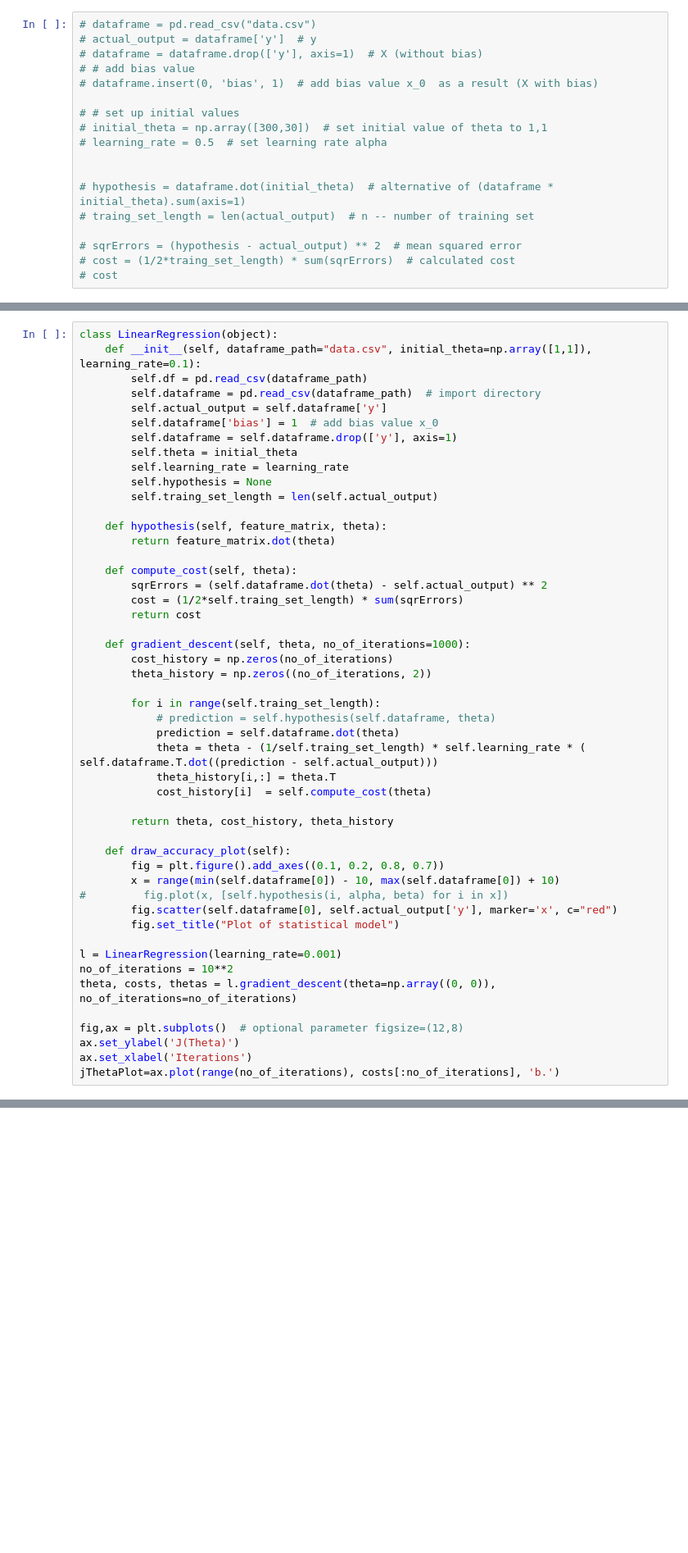
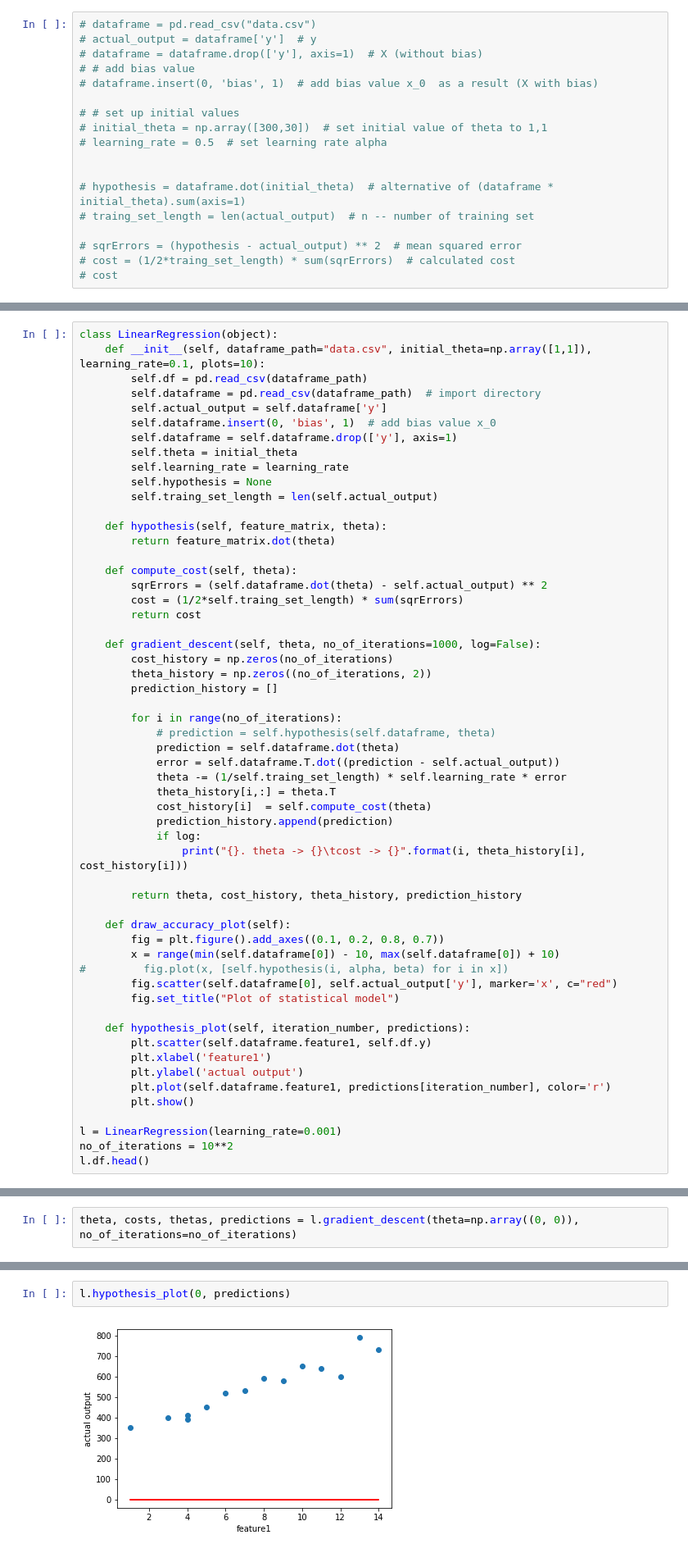
Before and after one commit to gahan9/ML_lab, a Jupyter notebook: practical1/src/linear_regression.ipynb, the cells around one changed output, grey strips where cells are left out. Shown at 82% size. Saved outputs shown, nothing was run; the diff lists cells and outputs as text; blank space fills up the shorter version.

```diff
--- a/practical1/src/linear_regression.ipynb
+++ b/practical1/src/linear_regression.ipynb
@@ -78,10 +93,10 @@ s.draw_accuracy_plot()
 # %%
 class LinearRegression(object):
-    def __init__(self, dataframe_path="data.csv", initial_theta=np.array([1,1]), learning_rate=0.1):
+    def __init__(self, dataframe_path="data.csv", initial_theta=np.array([1,1]), learning_rate=0.1, plots=10):
         self.df = pd.read_csv(dataframe_path)
         self.dataframe = pd.read_csv(dataframe_path)  # import directory
         self.actual_output = self.dataframe['y']
-        self.dataframe['bias'] = 1  # add bias value x_0
+        self.dataframe.insert(0, 'bias', 1)  # add bias value x_0
         self.dataframe = self.dataframe.drop(['y'], axis=1)
         self.theta = initial_theta
         self.learning_rate = learning_rate
@@ -96,18 +111,23 @@ class LinearRegression(object):
         cost = (1/2*self.traing_set_length) * sum(sqrErrors)
         return cost
 
-    def gradient_descent(self, theta, no_of_iterations=1000):
+    def gradient_descent(self, theta, no_of_iterations=1000, log=False):
         cost_history = np.zeros(no_of_iterations)
         theta_history = np.zeros((no_of_iterations, 2))
+        prediction_history = []
 
-        for i in range(self.traing_set_length):
+        for i in range(no_of_iterations):
             # prediction = self.hypothesis(self.dataframe, theta)
             prediction = self.dataframe.dot(theta)
-            theta = theta - (1/self.traing_set_length) * self.learning_rate * ( self.dataframe.T.dot((prediction - self.actual_output)))
+            error = self.dataframe.T.dot((prediction - self.actual_output))
+            theta -= (1/self.traing_set_length) * self.learning_rate * error
             theta_history[i,:] = theta.T
             cost_history[i]  = self.compute_cost(theta)
+            prediction_history.append(prediction)
+            if log:
+                print("{}. theta -> {}\tcost -> {}".format(i, theta_history[i], cost_history[i]))
 
-        return theta, cost_history, theta_history
+        return theta, cost_history, theta_history, prediction_history
 
     def draw_accuracy_plot(self):
         fig = plt.figure().add_axes((0.1, 0.2, 0.8, 0.7))
@@ -116,12 +136,14 @@ class LinearRegression(object):
         fig.scatter(self.dataframe[0], self.actual_output['y'], marker='x', c="red")
         fig.set_title("Plot of statistical model")
 
+    def hypothesis_plot(self, iteration_number, predictions):
+        plt.scatter(self.dataframe.feature1, self.df.y)
+        plt.xlabel('feature1')
+        plt.ylabel('actual output')
+        plt.plot(self.dataframe.feature1, predictions[iteration_number], color='r')
+        plt.show()
+
 l = LinearRegression(learning_rate=0.001)
 no_of_iterations = 10**2
-theta, costs, thetas = l.gradient_descent(theta=np.array((0, 0)), no_of_iterations=no_of_iterations)
-
-fig,ax = plt.subplots()  # optional parameter figsize=(12,8)
-ax.set_ylabel('J(Theta)')
-ax.set_xlabel('Iterations')
-jThetaPlot=ax.plot(range(no_of_iterations), costs[:no_of_iterations], 'b.')
+l.df.head()
 # %% [output]
@@ -133,0 +167,2 @@ l.df.plot.scatter(x=['feature1'], y=['y'])
+# %%
+theta, costs, thetas, predictions = l.gradient_descent(theta=np.array((0, 0)), no_of_iterations=no_of_iterations)
@@ -133,0 +186,4 @@ l.df.plot.scatter(x=['feature1'], y=['y'])
+# %%
+l.hypothesis_plot(0, predictions)
+# %% [output]
+[figure, added]
```
Also changed, not shown: parts of 22 cells of this notebook.
